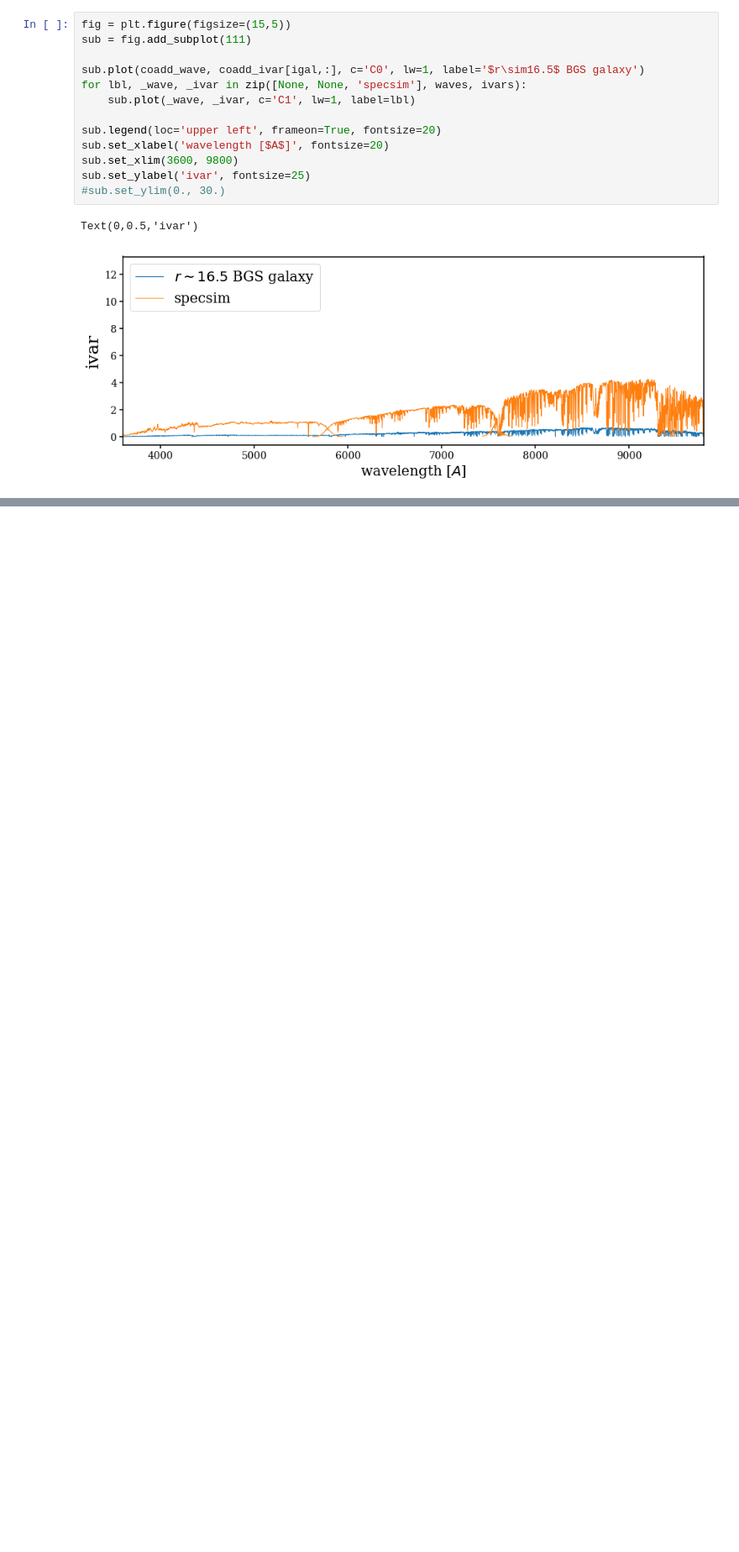
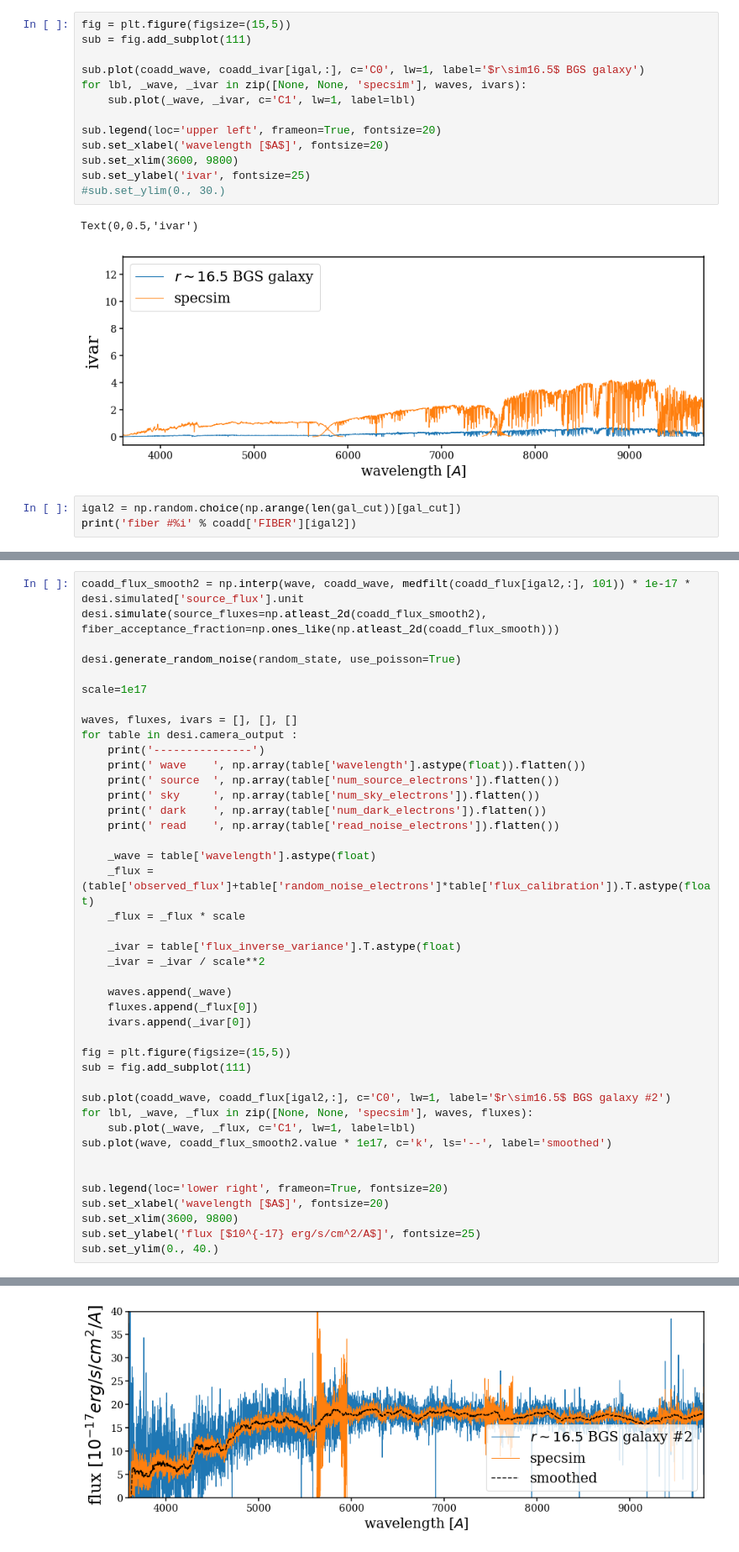
Before and after one commit to desi-bgs/feasiBGS, a Jupyter notebook: notebook/cmx/validate_specsim.ipynb, the cells around one changed output, grey strips where cells are left out. Shown at 84% size. Saved outputs shown, nothing was run; the diff lists cells and outputs as text; blank space fills up the shorter version.

Commit message:
looked up fiber number for randomly selected galaxy; also compared a second galaxy

```diff
--- a/notebook/cmx/validate_specsim.ipynb
+++ b/notebook/cmx/validate_specsim.ipynb
@@ -297,3 +303,6 @@ sub.set_ylabel('ivar', fontsize=25)
 # %% [output]
 Text(0,0.5,'ivar')
 [figure]
+# %%
+igal2 = np.random.choice(np.arange(len(gal_cut))[gal_cut])
+print('fiber #%i' % coadd['FIBER'][igal2])
@@ -299,0 +311,43 @@ Text(0,0.5,'ivar')
+# %%
+coadd_flux_smooth2 = np.interp(wave, coadd_wave, medfilt(coadd_flux[igal2,:], 101)) * 1e-17 * desi.simulated['source_flux'].unit
+desi.simulate(source_fluxes=np.atleast_2d(coadd_flux_smooth2), fiber_acceptance_fraction=np.ones_like(np.atleast_2d(coadd_flux_smooth)))
+
+desi.generate_random_noise(random_state, use_poisson=True)
+
+scale=1e17
+
+waves, fluxes, ivars = [], [], []
+for table in desi.camera_output :
+    print('---------------')
+    print(' wave    ', np.array(table['wavelength'].astype(float)).flatten())
+    print(' source  ', np.array(table['num_source_electrons']).flatten())
+    print(' sky     ', np.array(table['num_sky_electrons']).flatten())
+    print(' dark    ', np.array(table['num_dark_electrons']).flatten())
+    print(' read    ', np.array(table['read_noise_electrons']).flatten())
+
+    _wave = table['wavelength'].astype(float)
+    _flux = (table['observed_flux']+table['random_noise_electrons']*table['flux_calibration']).T.astype(float)
+    _flux = _flux * scale
+
+    _ivar = table['flux_inverse_variance'].T.astype(float)
+    _ivar = _ivar / scale**2
+
+    waves.append(_wave)
+    fluxes.append(_flux[0])
+    ivars.append(_ivar[0])
+
+fig = plt.figure(figsize=(15,5))
+sub = fig.add_subplot(111)
+
+sub.plot(coadd_wave, coadd_flux[igal2,:], c='C0', lw=1, label='$r\sim16.5$ BGS galaxy #2')
+for lbl, _wave, _flux in zip([None, None, 'specsim'], waves, fluxes):
+    sub.plot(_wave, _flux, c='C1', lw=1, label=lbl)
+sub.plot(wave, coadd_flux_smooth2.value * 1e17, c='k', ls='--', label='smoothed')
+
+
+sub.legend(loc='lower right', frameon=True, fontsize=20)
+sub.set_xlabel('wavelength [$A$]', fontsize=20)
+sub.set_xlim(3600, 9800)
+sub.set_ylabel('flux [$10^{-17} erg/s/cm^2/A$]', fontsize=25)
+sub.set_ylim(0., 40.)
+# %% [output]
@@ -299,0 +372 @@ Text(0,0.5,'ivar')
+[figure, added]
```
Also changed, not shown: parts of 6 cells of this notebook.
